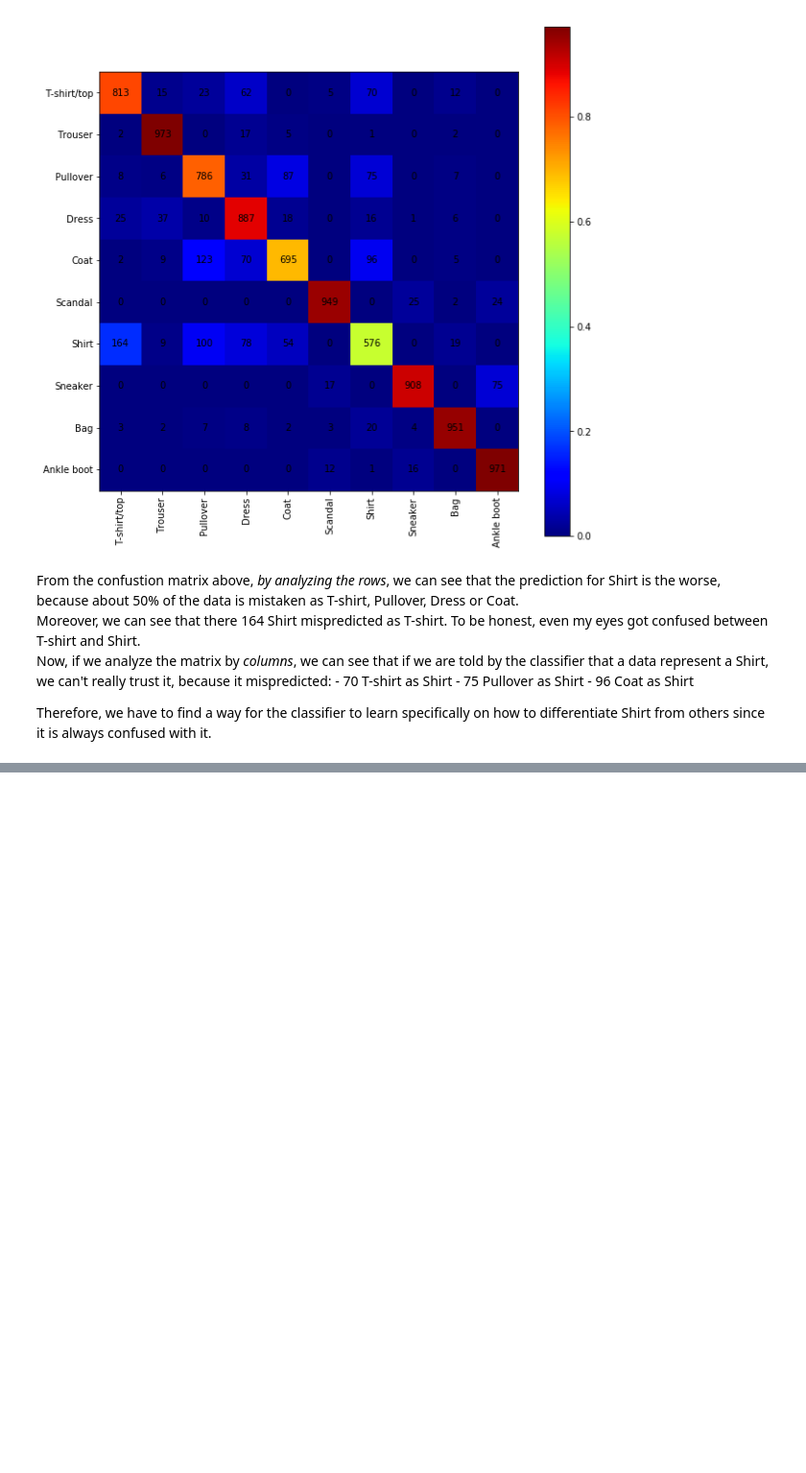
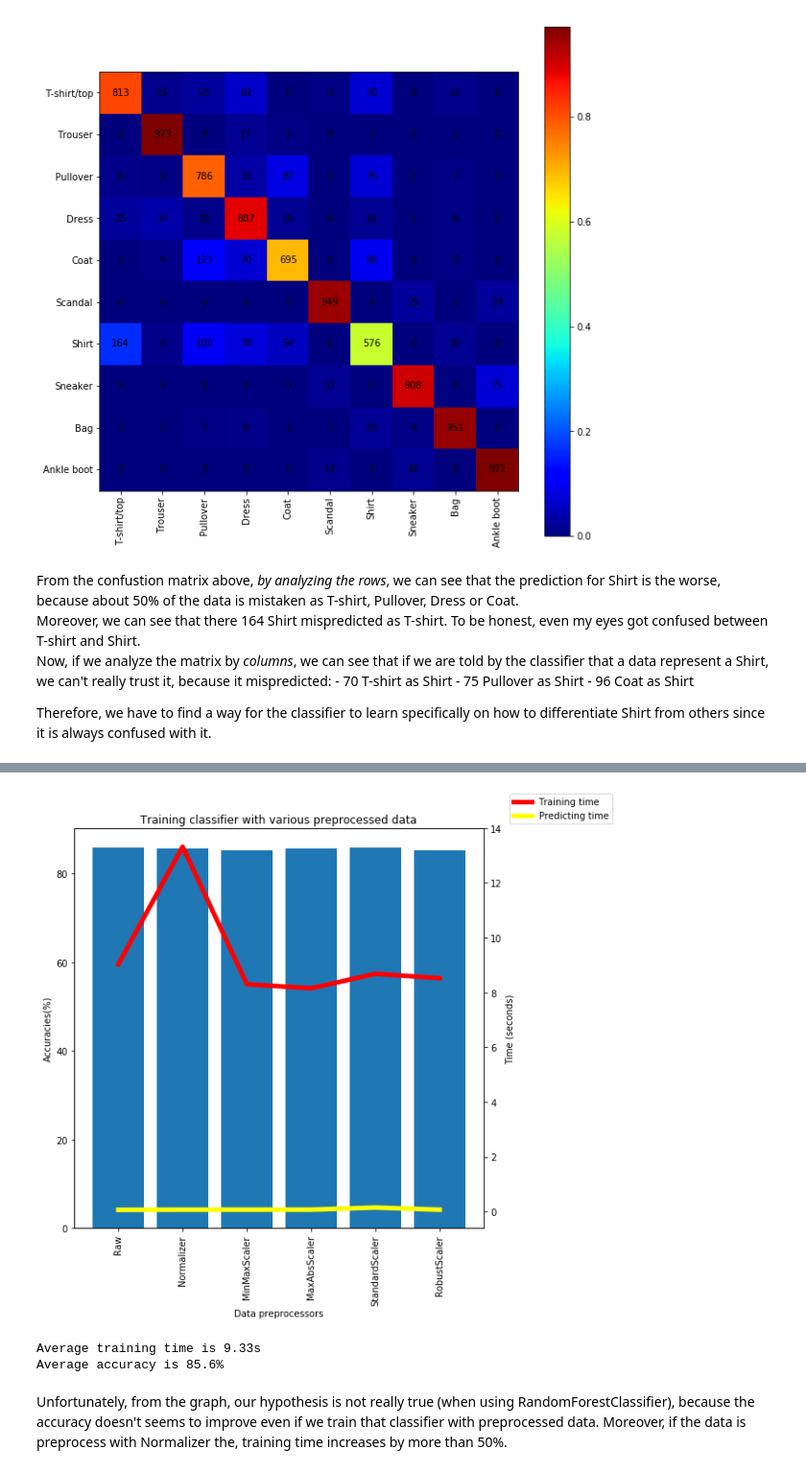
Before and after one commit to wongjiahau/fashion-mnist, a Jupyter notebook: main.ipynb, the cells around one changed output, grey strips where cells are left out. Shown at 96% size. Drawn from its saved outputs; the diff is of its cells as text; code cells hidden in the pictures; blank space fills up the shorter version.

```diff
--- a/main.ipynb
+++ b/main.ipynb
@@ -413,0 +411,39 @@ Therefore, we have to find a way for the classifier to learn specifically on how
+# %%
+from sklearn.preprocessing import Normalizer
+from sklearn.preprocessing import MinMaxScaler
+from sklearn.preprocessing import MaxAbsScaler
+from sklearn.preprocessing import StandardScaler
+from sklearn.preprocessing import RobustScaler
+
+from sklearn.ensemble import RandomForestClassifier
+
+def train(preprocessor=None):
+    my_X_train = X_train
+    my_X_test = X_test
+    if preprocessor is not None:
+        my_X_train = preprocessor().fit_transform(X_train, y_train)
+        my_X_test  = preprocessor().fit_transform(X_test, y_test)
+    return benchmark(RandomForestClassifier, my_X_train, my_X_test)
+
+r1 = train()
+r2 = train(Normalizer)
+r3 = train(MinMaxScaler)
+r4 = train(MaxAbsScaler)
+r5 = train(StandardScaler)
+r6 = train(RobustScaler)
+# %%
+benchmark_results = [r1, r2, r3, r4, r5, r6]
+plot_graph("Data preprocessors", [
+    "Raw",
+    "Normalizer",
+    "MinMaxScaler",
+    "MaxAbsScaler",
+    "StandardScaler",
+    "RobustScaler"
+], "Training classifier with various preprocessed data", benchmark_results)
+# %% [output]
+[figure, added]
+Average training time is 9.33s
+Average accuracy is 85.6%
+# %% [markdown]
+Unfortunately, from the graph, our hypothesis is not really true (when using RandomForestClassifier), because the accuracy doesn't seems to improve even if we train that classifier with preprocessed data.   Moreover, if the data is preprocess with Normalizer the, training time increases by more than 50%.
```
Also changed, not shown: parts of 29 cells of this notebook.
